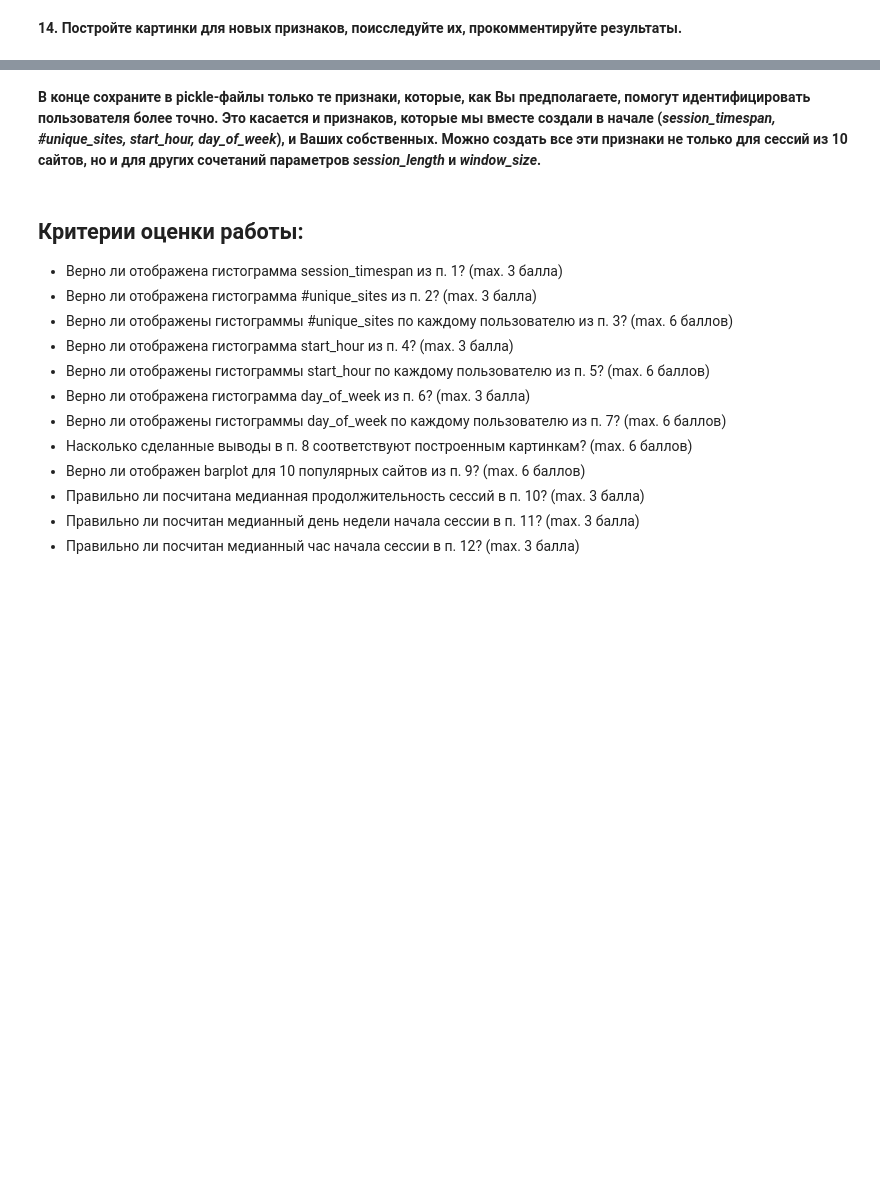
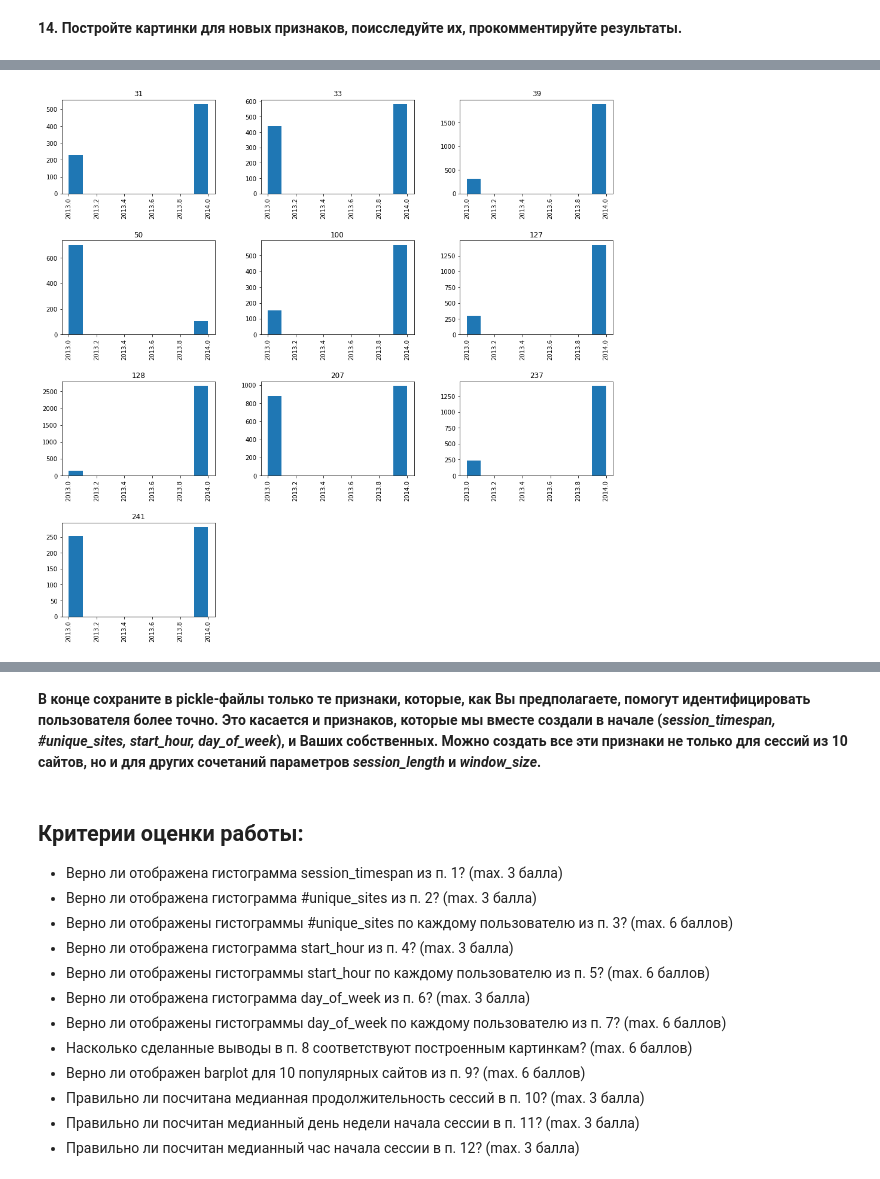
Before and after one commit to Uniholder/Specialization-Yandex-MIPT, a Jupyter notebook: 6_Final_projects/User_identification/week3_original.ipynb, the cells around one changed output, grey strips where cells are left out. Cells and saved outputs as stored; diff of their text form; code cells hidden in the pictures; blank space fills up the shorter version.

```diff
--- a/6_Final_projects/User_identification/week3_original.ipynb
+++ b/6_Final_projects/User_identification/week3_original.ipynb
@@ -584,0 +681,4 @@ with open(os.path.join(PATH_TO_DATA, 'new_features_150users.pkl'), 'wb') as new_
+# %%
+train_data_10users.hist('start_year', by='target', figsize=(16, 16));
+# %% [output]
+[figure, added]
```
Also changed, not shown: parts of 46 cells of this notebook, 4 other files.
